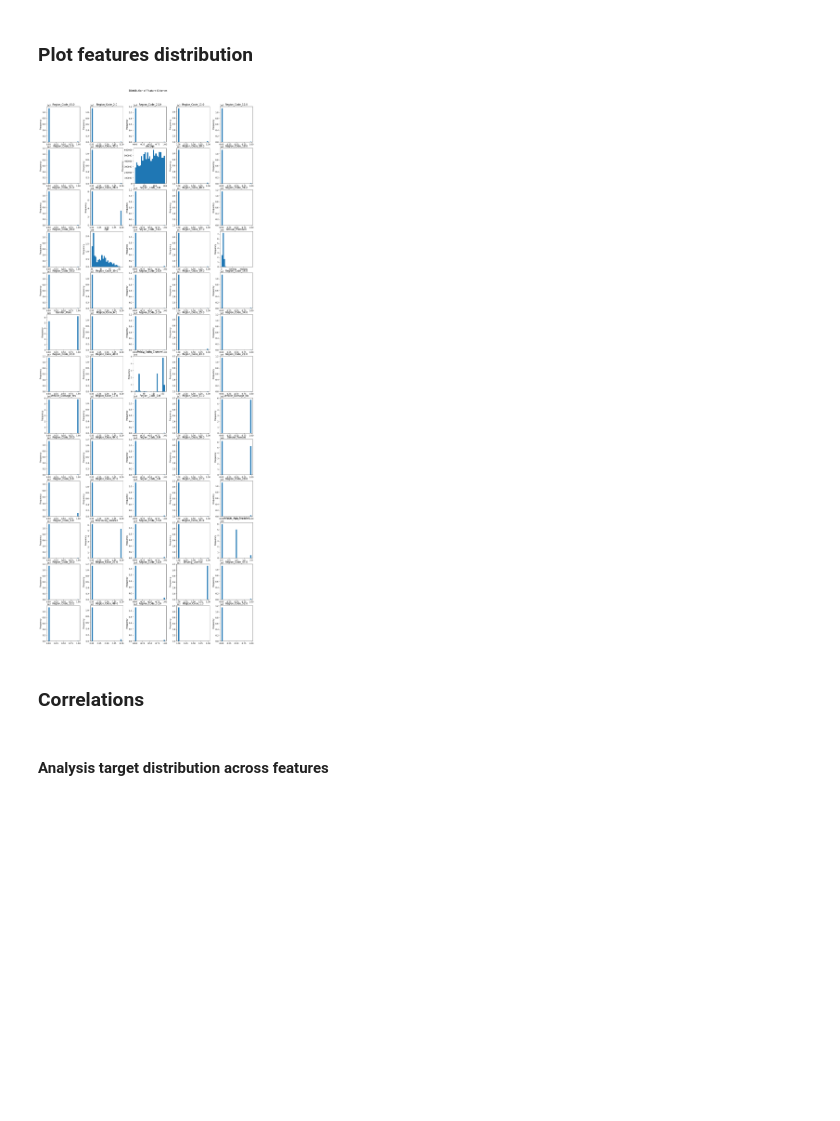
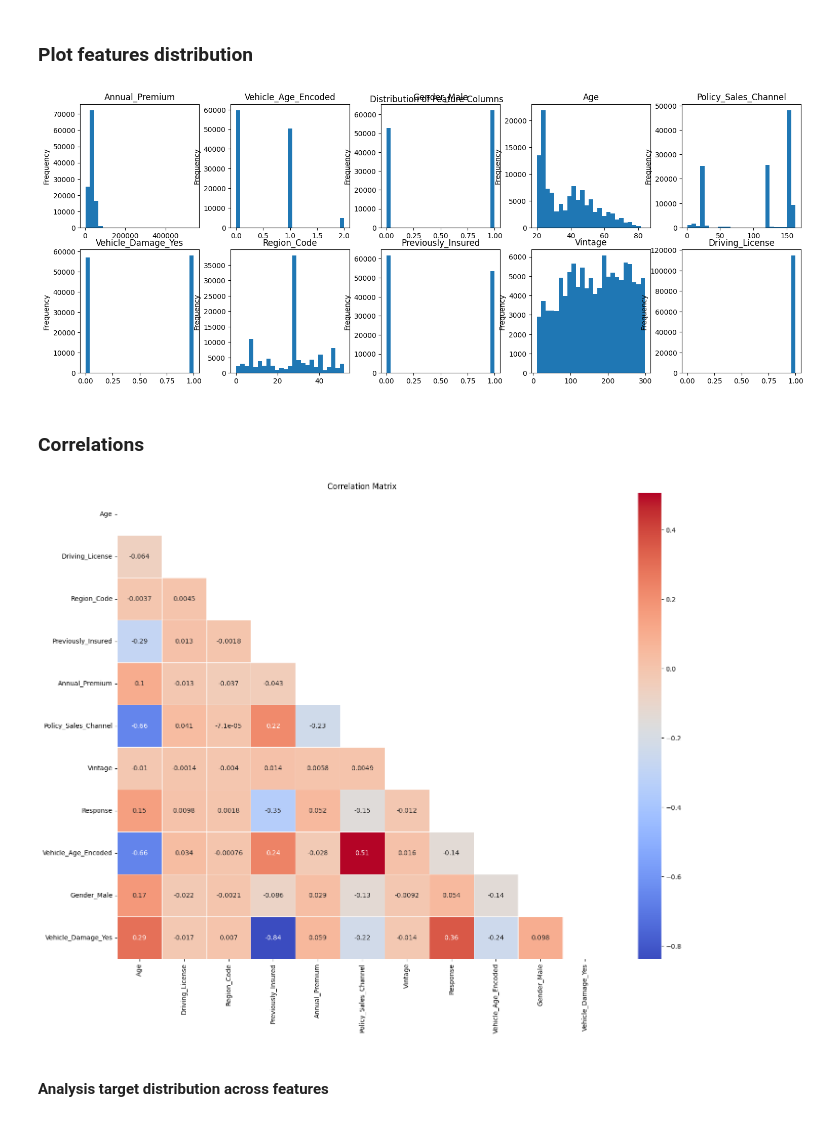
Before and after one commit to incardo/kaggle-playground, a Jupyter notebook: PS4_7_Binary_Classification_Insurance_Cross_Selling/insurance_cross_selling_eda.ipynb, the cells around one changed output. Cells and saved outputs as stored; diff of their text form; code cells hidden in the pictures; blank space fills up the shorter version.

Commit message:
Add sampling to plot charts

```diff
--- a/PS4_7_Binary_Classification_Insurance_Cross_Selling/insurance_cross_selling_eda.ipynb
+++ b/PS4_7_Binary_Classification_Insurance_Cross_Selling/insurance_cross_selling_eda.ipynb
@@ -135,17 +144,17 @@ for variable in ["Vehicle_Age"]:
     test_data = test_data.drop(columns=[variable])
 
 ### Use `pandas.get_dummies` for one-hot encoding for nominal data
-nominal_variables = ["Gender", "Vehicle_Damage", "Region_Code"]
+nominal_variables = ["Gender", "Vehicle_Damage"] #"Region_Code"
 
 # Convert 'Region_Code' to string
-train_data['Region_Code'] = train_data['Region_Code'].astype(str)
-test_data['Region_Code'] = test_data['Region_Code'].astype(str)
+# train_data['Region_Code'] = train_data['Region_Code'].astype(str)
+# test_data['Region_Code'] = test_data['Region_Code'].astype(str)
 
 # Concatenate train and test data for consistent encoding
 all_data = pd.concat([train_data, test_data], keys=['train', 'test'])
 
 # Apply one-hot encoding
-all_data = pd.get_dummies(all_data, columns=nominal_variables, dtype='int')
+all_data = pd.get_dummies(all_data, columns=nominal_variables, dtype='int', drop_first=True)
 
 # Separate the train and test data
 train_data = all_data.xs('train')
@@ -236,6 +222,9 @@ class_weights = {0: negative_def, 1: positive_def}
 class_weights
 # %% [output]
 {0: 0.8770027079136896, 1: 0.12299729208631038}
+# %%
+### Extract sample of observations to observe distributions
+sampled_data = train_data.sample(frac=0.01, random_state=42)
 # %% [markdown]
 ### Plot features distribution
 # %%
@@ -248,45 +237,49 @@ def plot_features_distribution(df, TARGET):
     num_cols = min(len(feature_columns), 5)
 
     # Create subplots
 
     fig, axes = plt.subplots(num_rows, num_cols, figsize=(15, 3 * num_rows))
 
     fig.subplots_adjust(wspace=0.3, hspace=0.5,top=0.90, bottom=0.3)
     fig.tight_layout()
     fig.subplots_adjust(top=0.95)
 
     # Iterate through feature columns and plot their distributions
     for i, col in enumerate(feature_columns):
         row = i // num_cols
         col_num = i % num_cols
         ax = axes[row, col_num]
 
         # Plot the distribution
         df[col].plot(kind='hist', ax=ax, bins=25, title=col)
         ax.set_ylabel('Frequency')
 
     # If there are empty subplots, remove them
     for i in range(len(feature_columns), num_rows * num_cols):
         fig.delaxes(axes.flatten()[i])
 
     # Add a title to the overall picture
     plt.suptitle("Distribution of Feature Columns")
     # Show the plot
     plt.show()
 
-plot_features_distribution(train_data, TARGET)
+plot_features_distribution(sampled_data, TARGET)
 # %% [output]
-[figure, old version]
+[figure, new version]
 # %% [markdown]
 ### Correlations
 # %%
 #### Correlation matrix
-correlation_matrix = train_data.corr(method="spearman") # To capture non linear correlations
+plot_data = sampled_data.copy()
+
+correlation_matrix = plot_data.corr(method="spearman") # To capture non linear correlations
 plt.figure(figsize=(17, 13))
 mask = np.triu(np.ones_like(correlation_matrix, dtype=bool))
 sns.heatmap(correlation_matrix, mask=mask, annot=True, cmap='coolwarm', linewidths=0.5)
 plt.title('Correlation Matrix')
 plt.show()
+# %% [output]
+[figure, added]
 # %% [markdown]
 #### Analysis target distribution across features
 # %%
```
Also changed, not shown: parts of 30 cells of this notebook.
